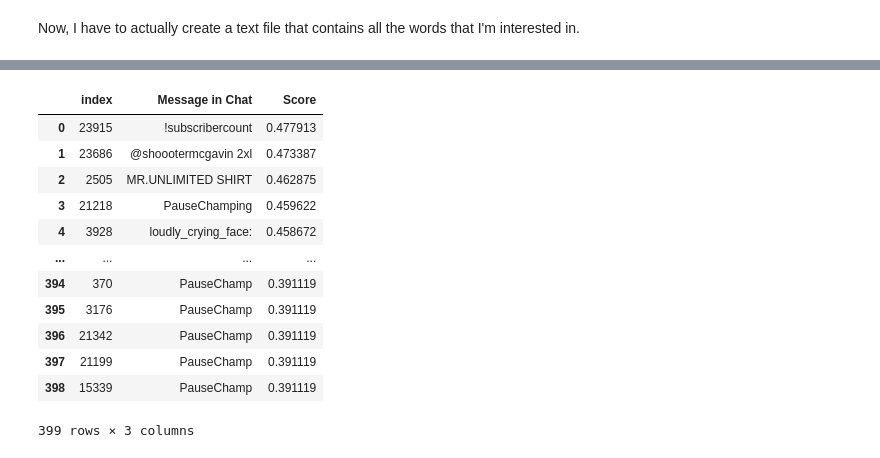
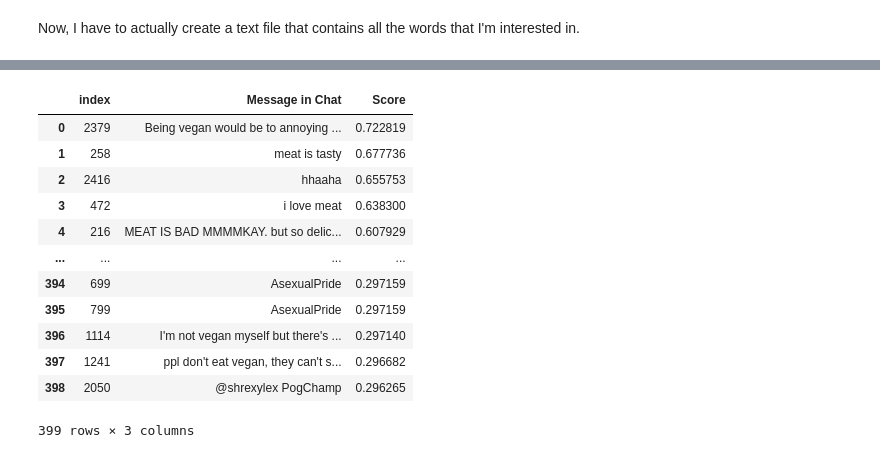
Before and after one commit to rbhatia1997/topic-modeling-coursera-notes, a Jupyter notebook: Twitch_Topic_Analysis.ipynb, the cells around one changed output, grey strips where cells are left out. Cells and saved outputs as stored; diff of their text form; code cells hidden in the pictures.

```diff
--- a/Twitch_Topic_Analysis.ipynb
+++ b/Twitch_Topic_Analysis.ipynb
@@ -168,7 +199,11 @@ custom_stopwords = default_stopwords.union(set(["twitch","make", "use", "thank",
                                                "blobdance", "kapp","tatbruh","kappapride","facebaby","xqc",
                                                "xqcm","bora","hyperclap","tatlit","5head","gachibass", "go", "ur",
                                                 "yes","going","would","im","oh","dez","taty","tk","u","sg", "dont",
-                                                "hey","hf","look"
+                                                "hey","hf","look","anita","anitaheart","leeper","anitahey",
+                                                "anitadab","anitadoubt","anitahands", "anitalul","anitapog","anitasword",
+                                                "anitaprime","anitafeels","residentsleeper","anitapride","anital",
+                                                "anitabiscuit", "thing","widepeeposad","anitahype","among", "lesbianpride",
+                                                "heyguys","seemsgood","notlikethis","hi","also","much","yeah",
                                                ])) ## Add as per requirement
 # data = hero.remove_stopwords(data, default_stopwords)
 data = hero.remove_stopwords(data, custom_stopwords)
@@ -412,0 +559,6 @@ df_clean
+# %%
+df['Clean_Keyword']=df['Clean_Keyword'].replace(to_replace ="\[.", value = '', regex = True)
+df['Clean_Keyword']=df['Clean_Keyword'].replace(to_replace ="'", value = '', regex = True)
+df['Clean_Keyword']=df['Clean_Keyword'].replace(to_replace =" ", value = '', regex = True)
+df['Clean_Keyword']=df['Clean_Keyword'].replace(to_replace ='\]', value = '', regex = True)
+df['Clean_Keyword']
@@ -496,6 +750,7 @@ Now, I have to actually create a text file that contains all the words that I'm
 # %%
 # Opens the created text file and writes the vocab list to it!
-f=open('twitch_chat_analysis.txt','w')
+# If you're on a Mac, you may have to rename the file to be .txt format.
+f=open('twitch_chat_analysis','w')
 s1='\n'.join(vocabulary)
 f.write(s1)
 f.close()
@@ -574,25 +868,6 @@ con_a =np.concatenate((load1000,
                        load4000,
                        load5000,
                        load6000,
-                       load7000,
-                       load8000,
-                       load9000,
-                       load10000,
-                       load11000,
-                       load12000,
-                       load13000,
-                       load14000,
-                       load15000,
-                       load16000,
-                       load17000,
-                       load18000,
-                       load19000,
-                       load20000,
-                       load21000,
-                       load22000,
-                       load23000,
-                       load24000,
-                       load25000,
-                       load25617,
+                       load6246
                       ))
 con_a.shape # makes sense because USE encoder outputs a 512 layer.
@@ -630,18 +910,18 @@ def SearchDocument(query):
         a.loc[j,'Score'] = simScore
     return a
 # %%
-SearchDocument('jacket')
+SearchDocument('meat')
 # %% [output]
 |  | index | Message in Chat | Score |
-| 0 | 23915 | !subscribercount | 0.477913 |
-| 1 | 23686 | @shoootermcgavin 2xl | 0.473387 |
-| 2 | 2505 | MR.UNLIMITED SHIRT | 0.462875 |
-| 3 | 21218 | PauseChamping | 0.459622 |
-| 4 | 3928 | loudly_crying_face: | 0.458672 |
+| 0 | 2379 | Being vegan would be to annoying ... | 0.722819 |
+| 1 | 258 | meat is tasty | 0.677736 |
+| 2 | 2416 | hhaaha | 0.655753 |
+| 3 | 472 | i love meat | 0.638300 |
+| 4 | 216 | MEAT IS BAD MMMMKAY. but so delic... | 0.607929 |
 | ... | ... | ... | ... |
-| 394 | 370 | PauseChamp | 0.391119 |
-| 395 | 3176 | PauseChamp | 0.391119 |
-| 396 | 21342 | PauseChamp | 0.391119 |
-| 397 | 21199 | PauseChamp | 0.391119 |
-| 398 | 15339 | PauseChamp | 0.391119 |
+| 394 | 699 | AsexualPride | 0.297159 |
+| 395 | 799 | AsexualPride | 0.297159 |
+| 396 | 1114 | I'm not vegan myself but there's ... | 0.297140 |
+| 397 | 1241 | ppl don't eat vegan, they can't s... | 0.296682 |
+| 398 | 2050 | @shrexylex PogChamp | 0.296265 |
 399 rows × 3 columns
```
Also changed, not shown: parts of 52 cells of this notebook, 30 other files.
